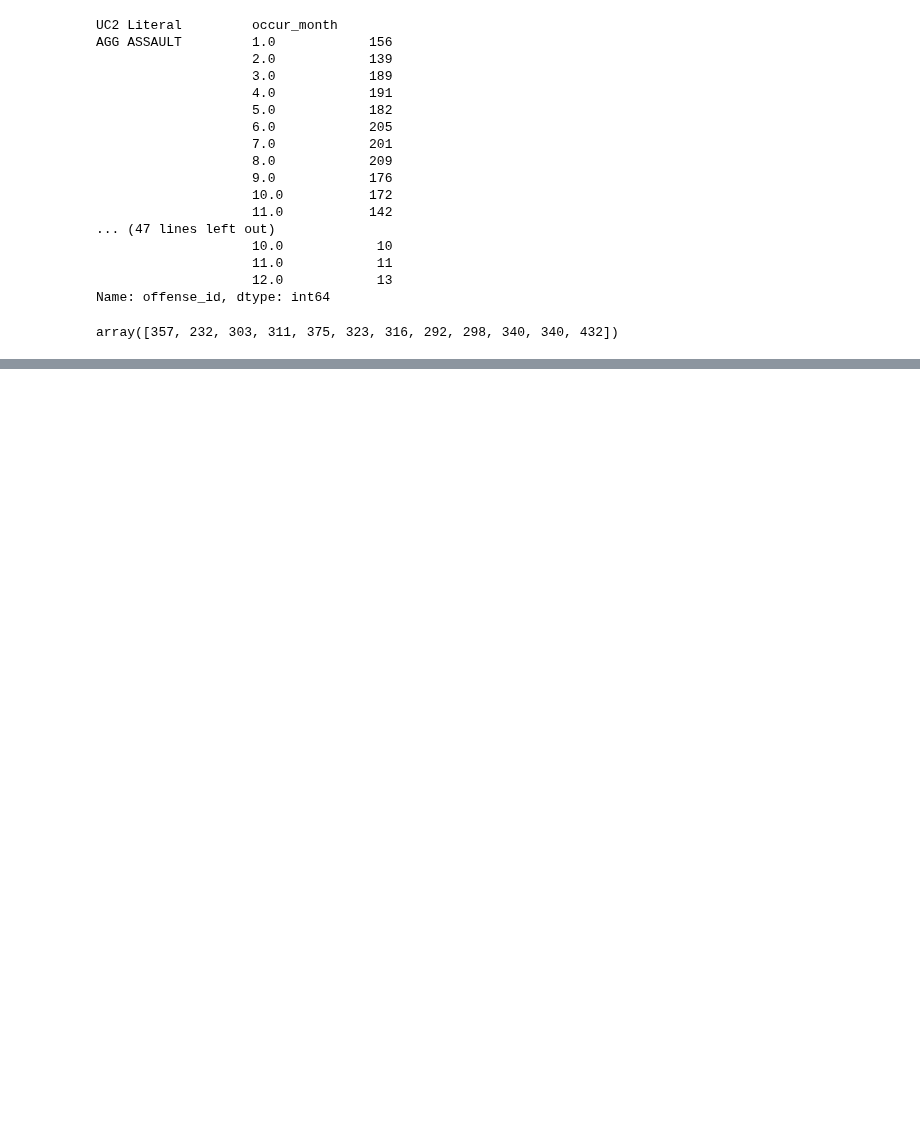
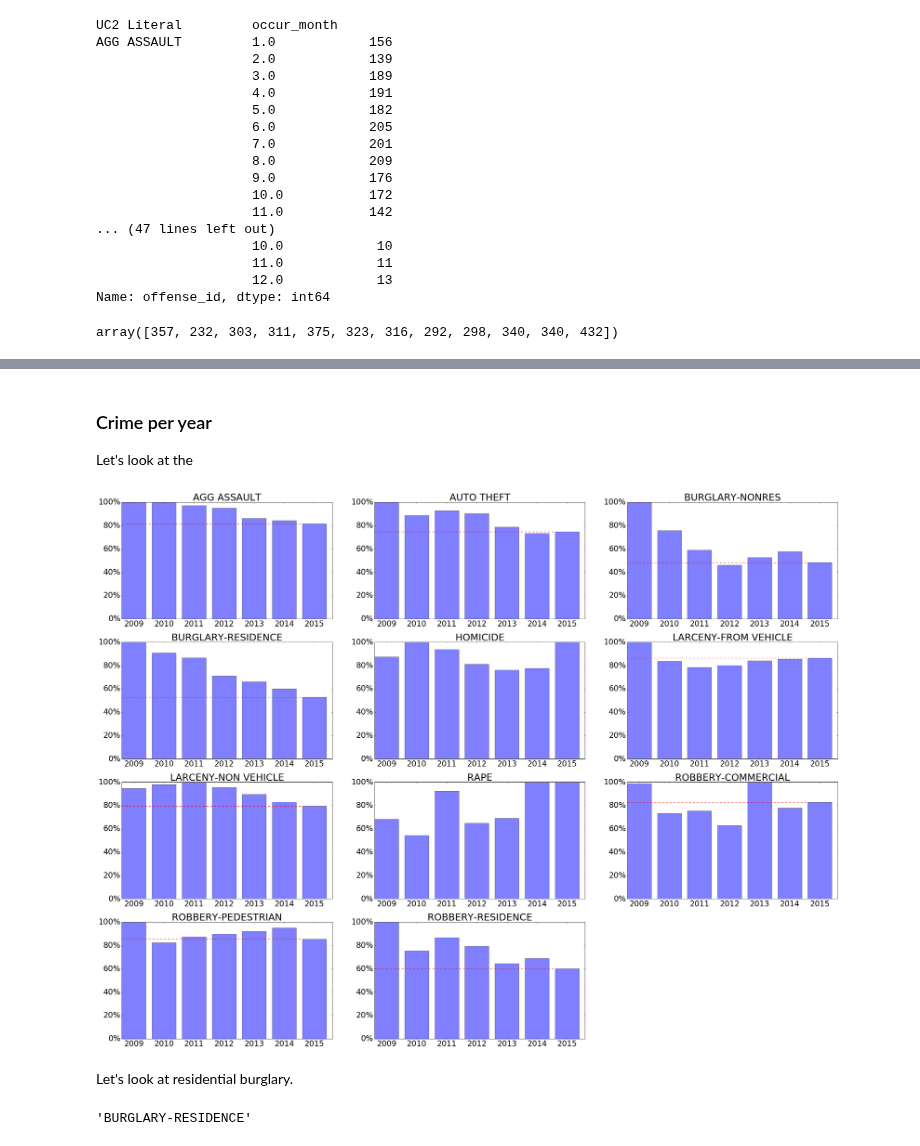
Before and after one commit to kingmolnar/DataScienceProgramming, a Jupyter notebook: 04-NumPy/APD-Crime-Data_orig.ipynb, the cells around one changed output, grey strips where cells are left out. Drawn from its saved outputs; the diff is of its cells as text; code cells hidden in the pictures; blank space fills up the shorter version.

```diff
--- a/04-NumPy/APD-Crime-Data_orig.ipynb
+++ b/04-NumPy/APD-Crime-Data_orig.ipynb
@@ -141,0 +187,35 @@ fig.savefig('BurglaryResidence_over_month.svg')
+# %%
+dff['occur_year'] = dff.occur_ts.dt.year
+dff['occur_month'] = dff.occur_ts.dt.month
+dff['occur_dayweek'] = dff.occur_ts.dt.dayofweek
+# %% [markdown]
+### Crime per year
+Let's look at the
+# %%
+crime_year = dff[dff.occur_year.between(2009, 2015)].groupby(by=['UC2 Literal', 'occur_year']).offense_id.count()
+# %%
+%matplotlib inline
+fig = plt.figure(figsize=(40,30))
+crime_types = crime_year.index.levels[0]
+years = crime_year.index.levels[1]
+for c in range(len(crime_types)):
+    y_max = max(crime_year.loc[crime_types[c]])
+
+    plt.subplot(4,3,c+1)
+    plt.hlines(crime_year.loc[crime_types[c]].iloc[-1]*100/y_max, years[0], years[-1], linestyles="dashed", color="r")
+    plt.bar(crime_year.loc[crime_types[c]].index, crime_year.loc[crime_types[c]]*100/y_max, label=crime_types[c], alpha=0.5)
+    ##plt.legend()
+    plt.ylim(0, 100)
+    plt.xticks(years+0.4, [str(int(y)) for y in years], rotation=0, fontsize=24)
+    plt.yticks([0,20,40,60,80,100], ['0%','20%','40%','60%','80%','100%'], fontsize=24)
+    plt.title(crime_types[c], fontsize=30)
+    None
+# %% [output]
+[figure, added]
+# %% [markdown]
+Let's look at residential burglary.
+# %%
+c = 3
+crime_types[c]
+# %% [output]
+'BURGLARY-RESIDENCE'
```
Also changed, not shown: parts of 18 cells of this notebook.
